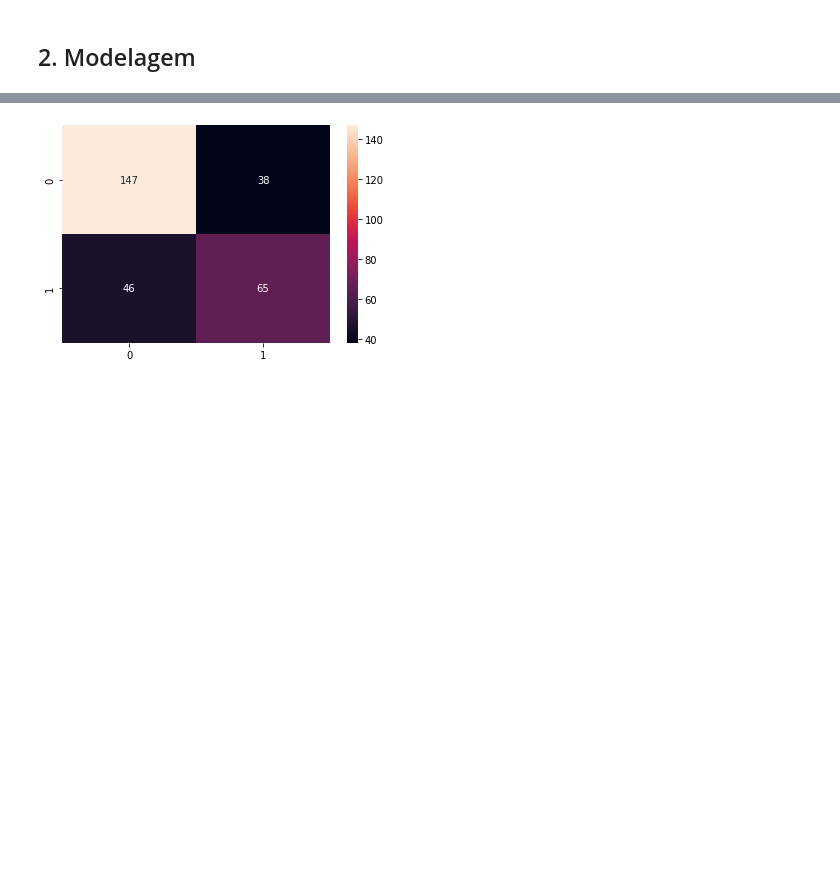
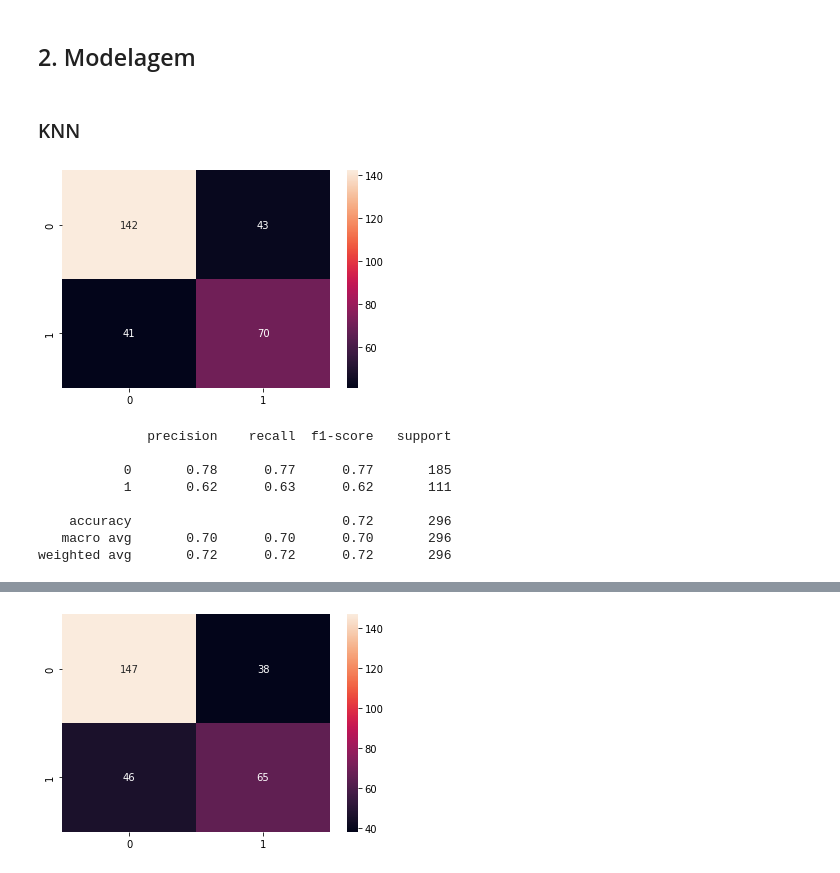
Before and after one commit to macedoti13/Election-Tweets-Sentiment-Analysis, a Jupyter notebook: dev.ipynb, the cells around one changed output, grey strips where cells are left out. Drawn from its saved outputs; the diff is of its cells as text; code cells hidden in the pictures; blank space fills up the shorter version.

```diff
--- a/dev.ipynb
+++ b/dev.ipynb
@@ -180,3 +182,25 @@ X = df['tweet']
 y = df['sentiment']
 
 X_train, X_test, y_train, y_test = train_test_split(X, y, test_size=.3, random_state=42)
+# %% [markdown]
+### KNN
+# %%
+pipeline_knn = Pipeline([
+    ('vect', CountVectorizer(tokenizer=tokenize)),
+    ('tfidf', TfidfTransformer()),
+    ('moc', KNeighborsClassifier())
+])
+
+pipeline_knn.fit(X_train, y_train)
+y_pred = pipeline_knn.predict(X_test)
+plot_results(y_test, y_pred)
+# %% [output]
+[figure, added]
+              precision    recall  f1-score   support
+
+           0       0.78      0.77      0.77       185
+           1       0.62      0.63      0.62       111
+
+    accuracy                           0.72       296
+   macro avg       0.70      0.70      0.70       296
+weighted avg       0.72      0.72      0.72       296
```
Also changed, not shown: parts of 8 cells of this notebook.
